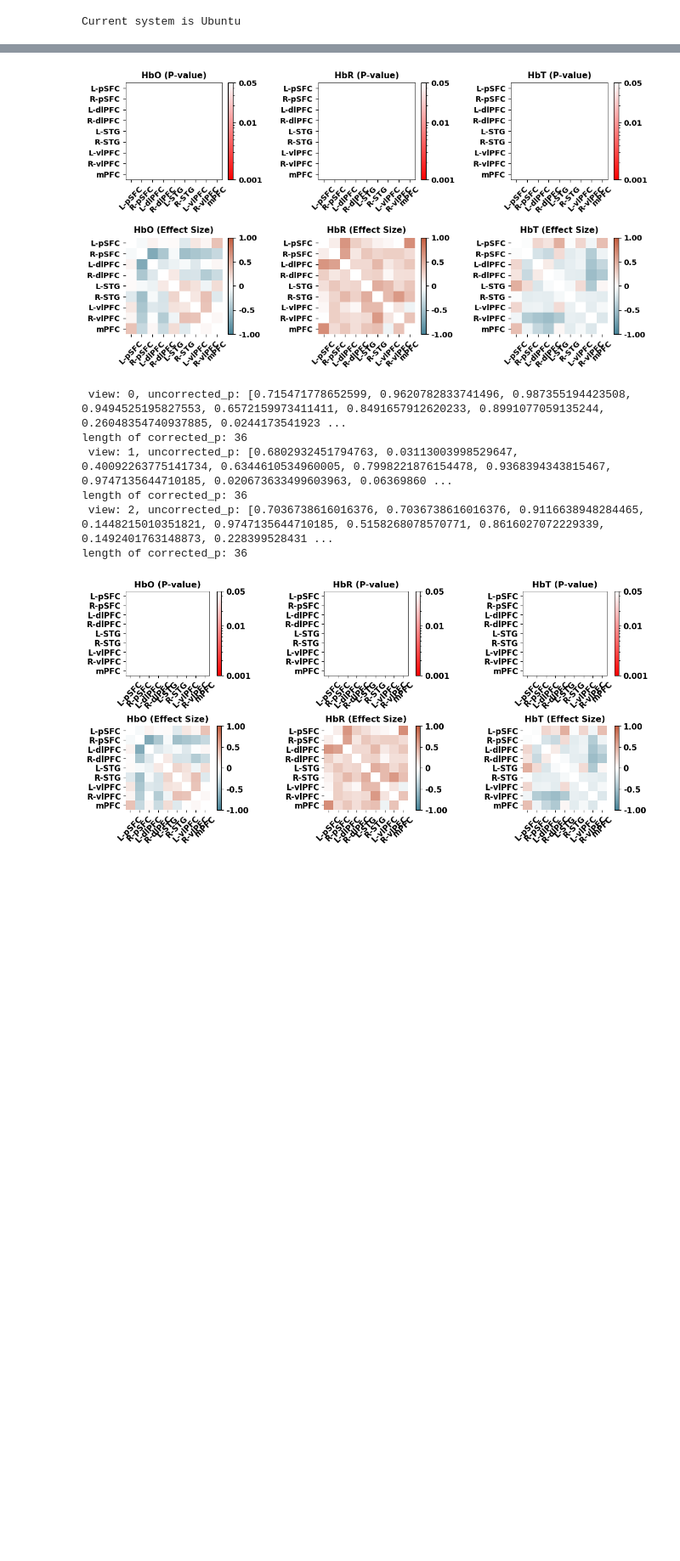
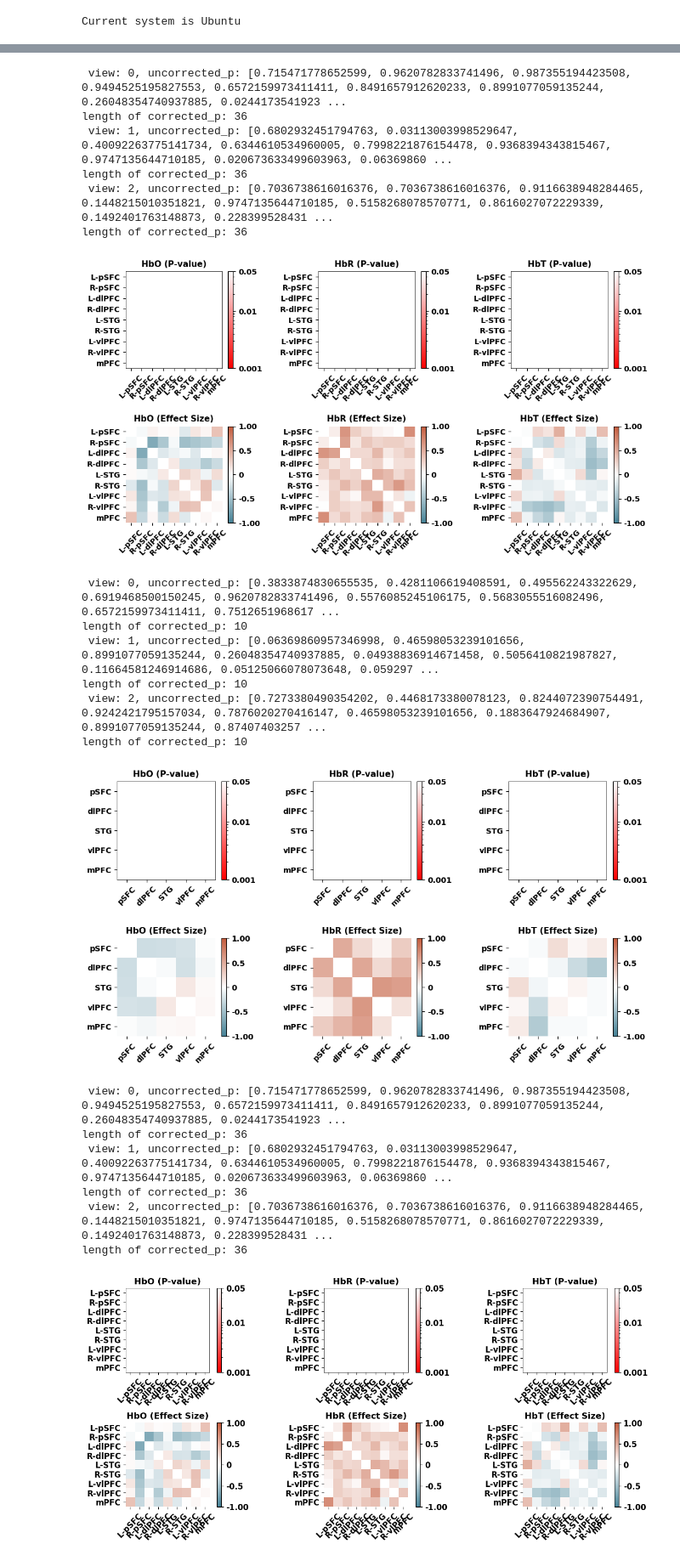
Before and after one commit to jinyuanwong/fnirs-treatment-response-prediction, a Jupyter notebook: scripts/plot/statistics/DMFC/statistics_DMFC_main_nine_main_region.ipynb, the cells around one changed output, grey strips where cells are left out. Shown at 85% size. Saved outputs shown, nothing was run; the diff lists cells and outputs as text; code cells hidden in the pictures; blank space fills up the shorter version.

```diff
--- a/scripts/plot/statistics/DMFC/statistics_DMFC_main_nine_main_region.ipynb
+++ b/scripts/plot/statistics/DMFC/statistics_DMFC_main_nine_main_region.ipynb
@@ -93,6 +93,21 @@ def get_nine_region_data(data):
 nine_region_name = ['L-pSFC', 'R-pSFC', 'L-dlPFC', 'R-dlPFC', 'L-STG', 'R-STG', 'L-vlPFC', 'R-vlPFC', 'mPFC']
 
 nine_region_data = get_nine_region_data(data)
+
+five_region_name = ['pSFC', 'dlPFC', 'STG', 'vlPFC', 'mPFC']
+
+def get_five_regions_from_nine(data):
+    res = np.zeros((data.shape[0], 5, data.shape[2]))
+    res[:, 0] = (data[:, 0] + data[:, 1]) / 2
+    res[:, 1] = (data[:, 2] + data[:, 3]) / 2
+    res[:, 2] = (data[:, 4] + data[:, 5]) / 2
+    res[:, 3] = (data[:, 6] + data[:, 7]) / 2
+    res[:, 4] = data[:, 8]
+    return res
+
+nine_region_data.shape
+five_region_data = get_five_regions_from_nine(nine_region_data)
+five_region_data.shape
 # %% [output]
 9
 [array([ 8,  9, 19, 20]), array([ 0,  1, 10, 11]), array([ 6,  7, 16, 17, 18, 27, 28]), array([ 2,  3, 12, 13, 14, 23, 24]), array([29, 30, 40, 41, 50, 51]), array([21, 22, 31, 32, 42, 43]), array([38 ...
@@ -267,7 +283,8 @@ def compute_correlation(x, y, method='pearsonr'):
         raise ValueError('Method not supported')
     return corr
 
-def compute_dmfc(data, num_of_region=9):
+def compute_dmfc(data):
+    num_of_region = data.shape[1]
     dm_data = data
     feature_shape = dm_data.shape
     if feature_shape[1] != num_of_region:
@@ -304,7 +321,10 @@ def seperate_hb_compute_its_dmfc(hb):
     return fc_hb
 
 nine_region_FC = seperate_hb_compute_its_dmfc(nine_region_data)
+five_region_FC = seperate_hb_compute_its_dmfc(five_region_data)
+
 show(nine_region_FC, label, 'nine_region', stats_method='mannwhitneyu', regions_name=nine_region_name)
+show(five_region_FC, label, 'five_region', stats_method='mannwhitneyu', regions_name=five_region_name)
 # %% [output]
 Nice, the feature_shape is correct, its shape[1] is num_of_region (channel)
 Nice, the feature_shape is correct, its shape[1] is num_of_region (channel)
@@ -318,4 +336,17 @@ length of corrected_p: 36
+ view: 0, uncorrected_p: [0.715471778652599, 0.9620782833741496, 0.987355194423508, 0.9494525195827553, 0.6572159973411411, 0.8491657912620233, 0.8991077059135244, 0.26048354740937885, 0.0244173541923 ...
+length of corrected_p: 36
+ view: 1, uncorrected_p: [0.6802932451794763, 0.03113003998529647, 0.40092263775141734, 0.6344610534960005, 0.7998221876154478, 0.9368394343815467, 0.9747135644710185, 0.020673633499603963, 0.06369860 ...
+length of corrected_p: 36
+ view: 2, uncorrected_p: [0.7036738616016376, 0.7036738616016376, 0.9116638948284465, 0.1448215010351821, 0.9747135644710185, 0.5158268078570771, 0.8616027072229339, 0.1492401763148873, 0.228399528431 ...
+length of corrected_p: 36
 [figure]
+ view: 0, uncorrected_p: [0.3833874830655535, 0.4281106619408591, 0.495562243322629, 0.6919468500150245, 0.9620782833741496, 0.5576085245106175, 0.5683055516082496, 0.6572159973411411, 0.7512651968617 ...
+length of corrected_p: 10
+ view: 1, uncorrected_p: [0.06369860957346998, 0.46598053239101656, 0.8991077059135244, 0.26048354740937885, 0.04938836914671458, 0.5056410821987827, 0.11664581246914686, 0.05125066078073648, 0.059297 ...
+length of corrected_p: 10
+ view: 2, uncorrected_p: [0.7273380490354202, 0.4468173380078123, 0.8244072390754491, 0.9242421795157034, 0.7876020270416147, 0.46598053239101656, 0.1883647924684907, 0.8991077059135244, 0.87407403257 ...
+length of corrected_p: 10
+[figure, added]
 # %%
 # %% [output]
  view: 0, uncorrected_p: [0.715471778652599, 0.9620782833741496, 0.987355194423508, 0.9494525195827553, 0.6572159973411411, 0.8491657912620233, 0.8991077059135244, 0.26048354740937885, 0.0244173541923 ...
```
Also changed, not shown: parts of 2 cells of this notebook, 50 other files.
